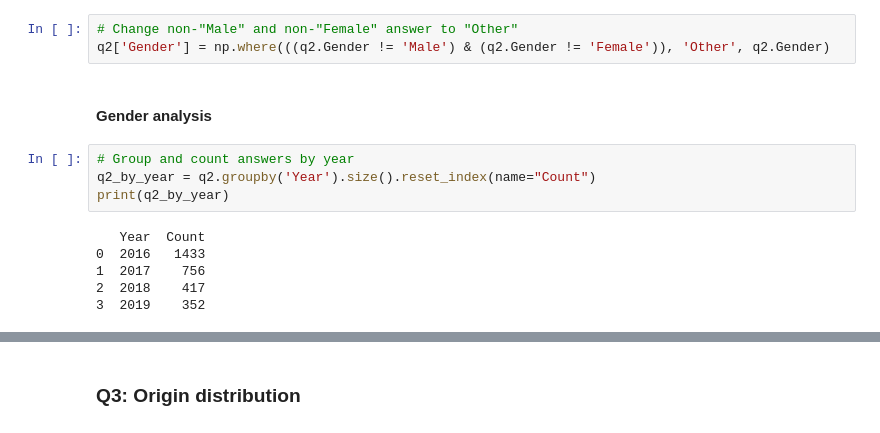
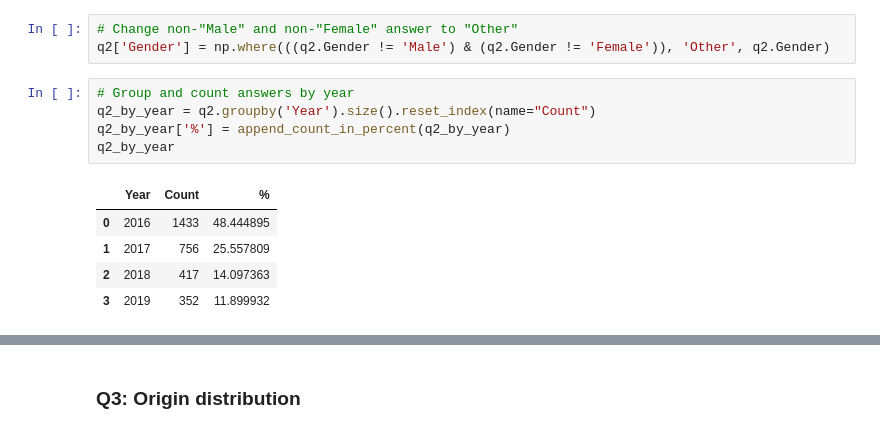
Before and after one commit to Selorikas/mental-health, a Jupyter notebook: mental-health.ipynb, the cells around one changed output, grey strips where cells are left out. Drawn from its saved outputs; the diff is of its cells as text.

```diff
--- a/mental-health.ipynb
+++ b/mental-health.ipynb
@@ -104,18 +105,17 @@ q2.head()
 # %%
 # Change non-"Male" and non-"Female" answer to "Other"
 q2['Gender'] = np.where(((q2.Gender != 'Male') & (q2.Gender != 'Female')), 'Other', q2.Gender)
-# %% [markdown]
-#### Gender analysis
 # %%
 # Group and count answers by year
 q2_by_year = q2.groupby('Year').size().reset_index(name="Count")
-print(q2_by_year)
+q2_by_year['%'] = append_count_in_percent(q2_by_year)
+q2_by_year
 # %% [output]
-   Year  Count
-0  2016   1433
-1  2017    756
-2  2018    417
-3  2019    352
+|  | Year | Count | % |
+| 0 | 2016 | 1433 | 48.444895 |
+| 1 | 2017 | 756 | 25.557809 |
+| 2 | 2018 | 417 | 14.097363 |
+| 3 | 2019 | 352 | 11.899932 |
 # %%
 # Group and count answers by gender
 q2_by_gender = q2.groupby('Gender').size().reset_index(name="Count")
```
Also changed, not shown: parts of 26 cells of this notebook.
